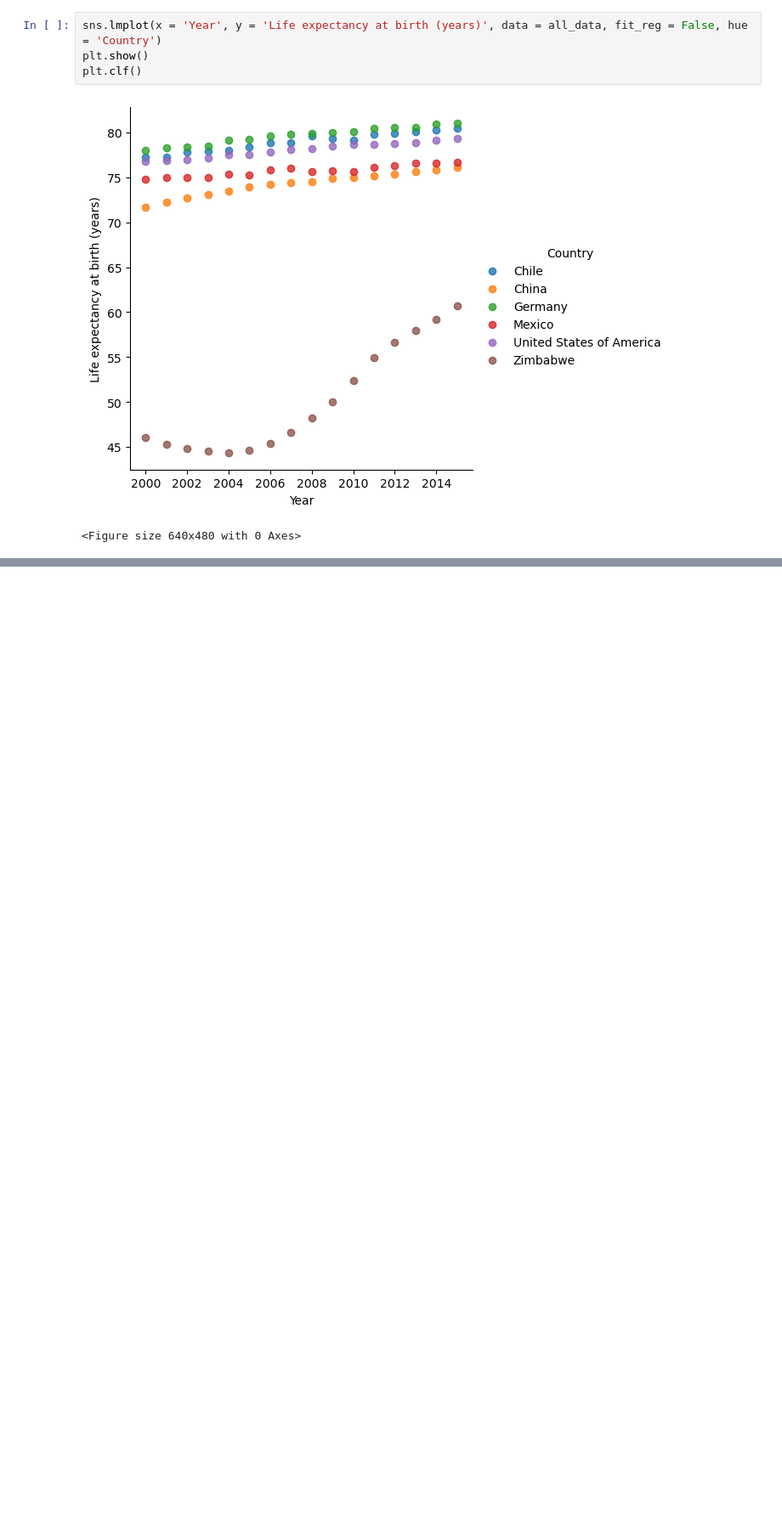
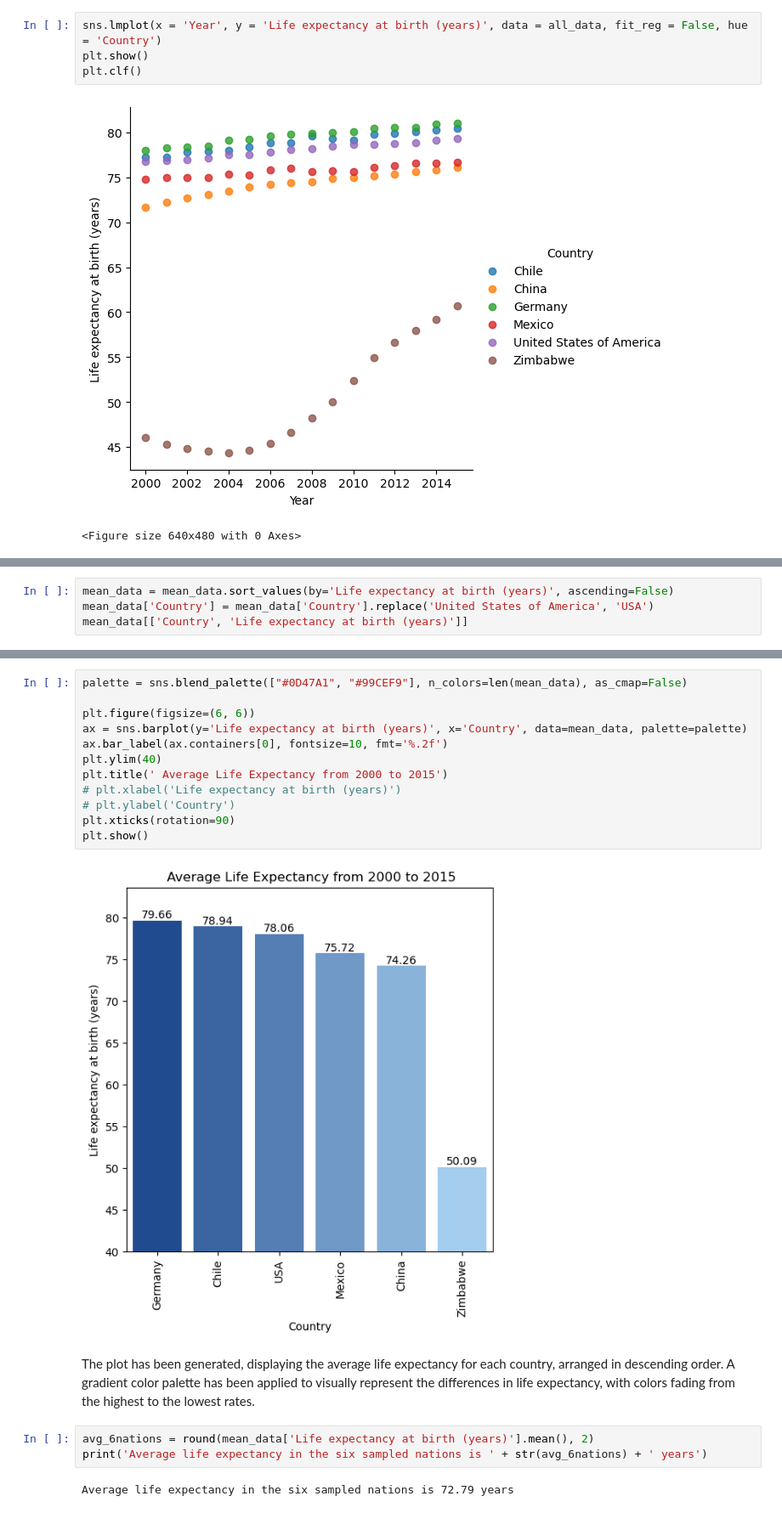
Before and after one commit to Annbpiu/Life_Expectancy_and_GDP_correlation, a Jupyter notebook: life_expectancy_gdp_research.ipynb, the cells around one changed output, grey strips where cells are left out. Shown at 85% size. Drawn from its saved outputs; the diff is of its cells as text; blank space fills up the shorter version.

```diff
--- a/life_expectancy_gdp_research.ipynb
+++ b/life_expectancy_gdp_research.ipynb
@@ -82,0 +329,4 @@ plt.clf()
+# %%
+mean_data = mean_data.sort_values(by='Life expectancy at birth (years)', ascending=False)
+mean_data['Country'] = mean_data['Country'].replace('United States of America', 'USA')
+mean_data[['Country', 'Life expectancy at birth (years)']]
@@ -82,0 +341,21 @@ plt.clf()
+# %%
+palette = sns.blend_palette(["#0D47A1", "#99CEF9"], n_colors=len(mean_data), as_cmap=False)
+
+plt.figure(figsize=(6, 6))
+ax = sns.barplot(y='Life expectancy at birth (years)', x='Country', data=mean_data, palette=palette)
+ax.bar_label(ax.containers[0], fontsize=10, fmt='%.2f')
+plt.ylim(40)
+plt.title(' Average Life Expectancy from 2000 to 2015')
+# plt.xlabel('Life expectancy at birth (years)')
+# plt.ylabel('Country')
+plt.xticks(rotation=90)
+plt.show()
+# %% [output]
+[figure, added]
+# %% [markdown]
+The plot has been generated, displaying the average life expectancy for each country, arranged in descending order. A gradient color palette has been applied to visually represent the differences in life expectancy, with colors fading from the highest to the lowest rates.
+# %%
+avg_6nations = round(mean_data['Life expectancy at birth (years)'].mean(), 2)
+print('Average life expectancy in the six sampled nations is ' + str(avg_6nations) + ' years')
+# %% [output]
+Average life expectancy in the six sampled nations is 72.79 years
```
Also changed, not shown: parts of 54 cells of this notebook.
